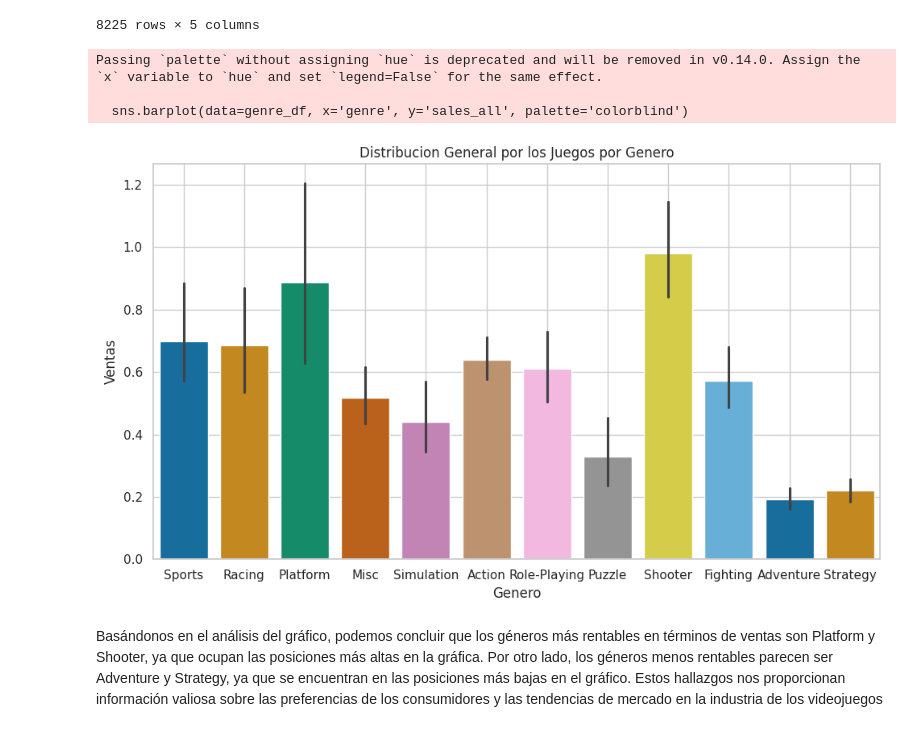
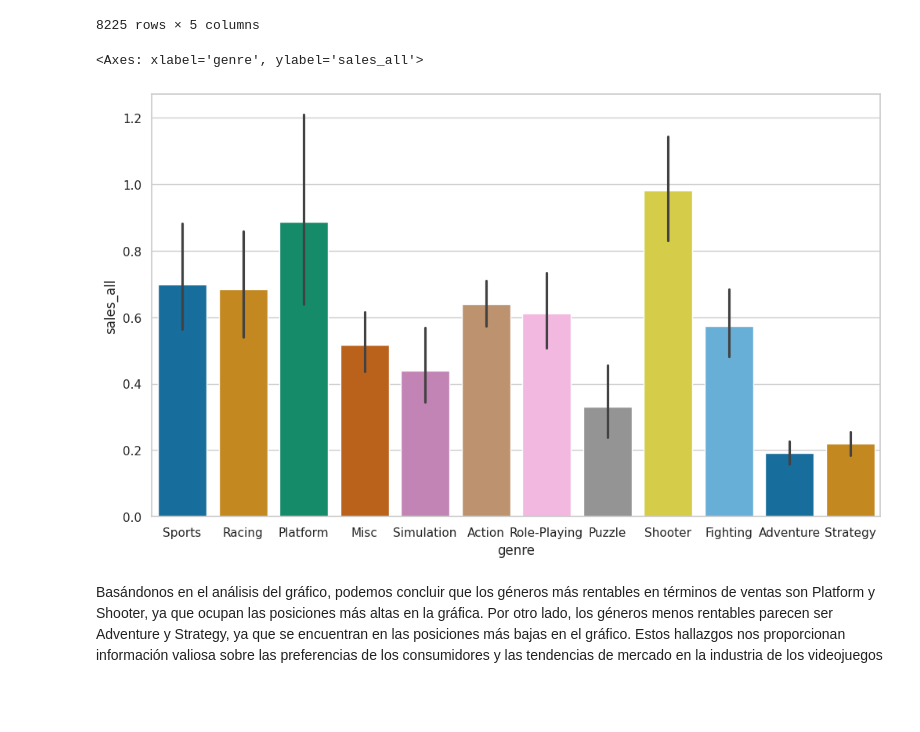
Before and after one commit to Samuelluisjuan/Proyects_Tripleten-Sprin_6_Proyect, a Jupyter notebook: Analitics_company.ipynb, the cells around one changed output. Drawn from its saved outputs; the diff is of its cells as text; code cells hidden in the pictures; blank space fills up the shorter version.

```diff
--- a/Analitics_company.ipynb
+++ b/Analitics_company.ipynb
@@ -481,26 +481,12 @@ genre_df
 | 16710 | Samurai Warriors: Sanada Maru | Action | PS3 | 2016.0 | 0.01 |
 | 16711 | LMA Manager 2007 | Sports | X360 | 2006.0 | 0.01 |
 8225 rows × 5 columns
-# %%
-plt.figure(figsize=(10, 6))
-sns.barplot(data=genre_df, x='genre', y='sales_all', palette='colorblind')
-
-# Configurar el título del gráfico
-plt.title('Distribucion General por los Juegos por Genero')
-
-# Configurar los ejes y etiquetas
-plt.xlabel('Genero')
-plt.ylabel('Ventas')
-
-# Mostrar la gráfica
-plt.grid(True)
-plt.tight_layout()
-plt.show()
-# %% [output]
-Passing `palette` without assigning `hue` is deprecated and will be removed in v0.14.0. Assign the `x` variable to `hue` and set `legend=False` for the same effect.
-
-  sns.barplot(data=genre_df, x='genre', y='sales_all', palette='colorblind')
-[figure, removed]
+# %%
+plt.figure(figsize=(12, 7))
+sns.barplot(data=genre_df, x='genre', y='sales_all', hue='genre', palette='colorblind', legend=False)
+# %% [output]
+<Axes: xlabel='genre', ylabel='sales_all'>
+[figure, added]
 # %% [markdown]
 Basándonos en el análisis del gráfico, podemos concluir que los géneros más rentables en términos de ventas son Platform y Shooter, ya que ocupan las posiciones más altas en la gráfica. Por otro lado, los géneros menos rentables parecen ser Adventure y Strategy, ya que se encuentran en las posiciones más bajas en el gráfico. Estos hallazgos nos proporcionan información valiosa sobre las preferencias de los consumidores y las tendencias de mercado en la industria de los videojuegos
 # %% [markdown]
```
Also changed, not shown: parts of 5 cells of this notebook.
